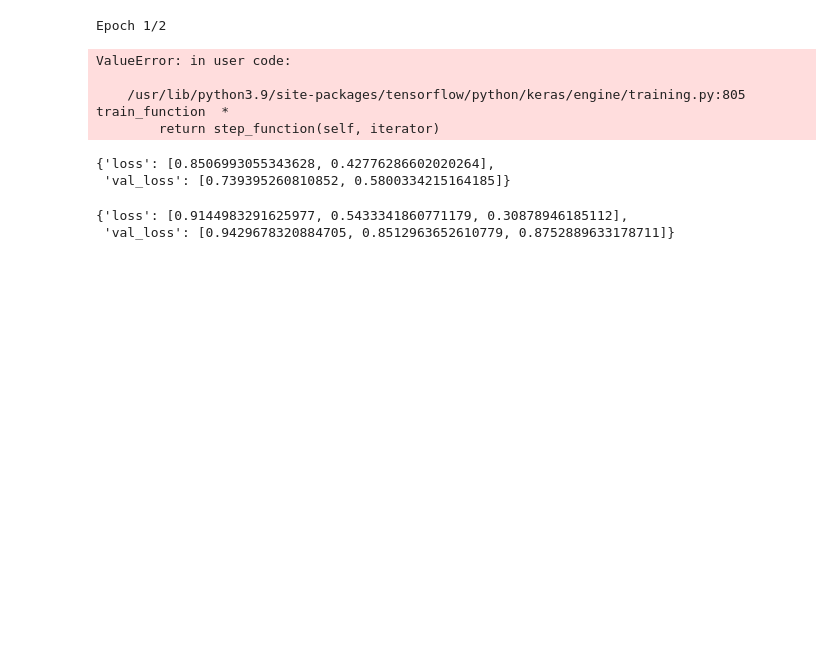
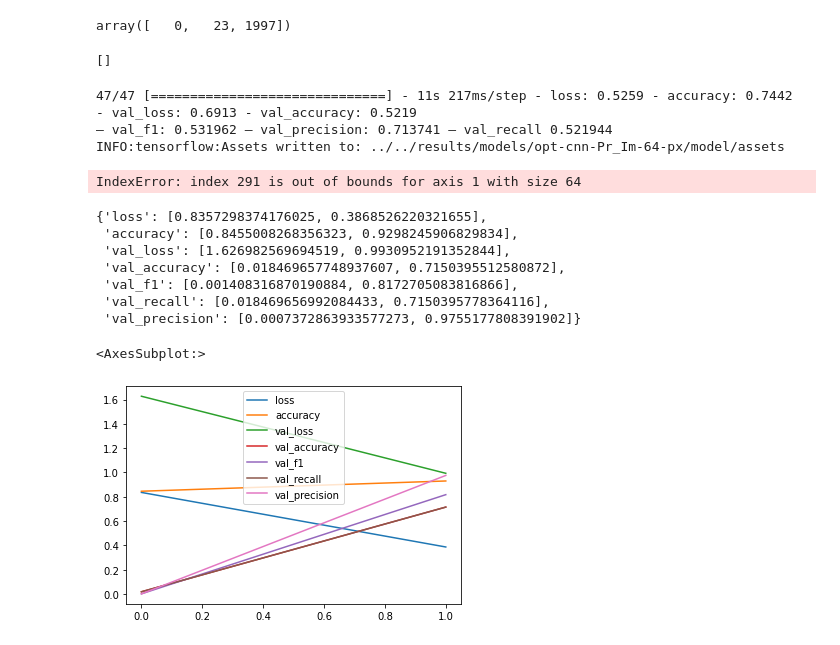
Before and after one commit to narslab/vis-inference, a Jupyter notebook: bin/jupyter/cnn-performance.ipynb, the cells around one changed output. Saved outputs shown, nothing was run; the diff lists cells and outputs as text; code cells hidden in the pictures; blank space fills up the shorter version.

```diff
--- a/bin/jupyter/cnn-performance.ipynb
+++ b/bin/jupyter/cnn-performance.ipynb
@@ -41,6 +46,7 @@ SCENARIO_PERFORMANCE_METRICS_DIR = '../../results/models/'
 # %%
 image_sets = createResolutionScenarioImageDict(RESOLUTION_LIST, SCENARIO_LIST)
 # %%
+# https://github.com/keisen/tf-keras-vis/blob/master/examples/attentions.ipynb
 
 # Metrics2 modified from https://stackoverflow.com/a/61856587/3023033
 class Metrics2(Callback):
@@ -73,5 +79,8 @@ class Metrics2(Callback):
         self.val_f1s.append(_val_f1)
         self.val_recalls.append(_val_recall)
         self.val_precisions.append(_val_precision)
+        logs["val_f1"] = _val_f1
+        logs["val_recall"] = _val_recall
+        logs["val_precision"] = _val_precision
         print('— val_f1: %f — val_precision: %f — val_recall %f' %(_val_f1, _val_precision, _val_recall))
         return
@@ -78 +95,10 @@ class Metrics2(Callback):
+# %%
+trlab.sum(axis=0)
+# %% [output]
+array([   0,   23, 1997])
+# %%
+[i for i, j in enumerate(valab) if np.argmax(j) == 0]
+#image_sets[64]["Pr_Po_Im"][0]
+# %% [output]
+[]
 # %%
@@ -138,25 +210,29 @@ def trainModelWithDetailedMetrics(image_size, scenario, num_epochs = 10, trial_s
     plt.show()
     return(hist) #performance_dict)
 # %%
-h = trainModelWithDetailedMetrics(64, "Pr_Po_Im", num_epochs = 2)
+h = trainModelWithDetailedMetrics(64, "Pr_Im", num_epochs = 1)
 # %% [output]
-Epoch 1/2
+47/47 [==============================] - 11s 217ms/step - loss: 0.5259 - accuracy: 0.7442 - val_loss: 0.6913 - val_accuracy: 0.5219
+— val_f1: 0.531962 — val_precision: 0.713741 — val_recall 0.521944
+INFO:tensorflow:Assets written to: ../../results/models/opt-cnn-Pr_Im-64-px/model/assets
-ValueError: in user code:
-
-    /usr/lib/python3.9/site-packages/tensorflow/python/keras/engine/training.py:805 train_function  *
-        return step_function(self, iterator)
+IndexError: index 291 is out of bounds for axis 1 with size 64
 # %%
-h[0].history
+h.history
 # %% [output]
-{'loss': [0.8506993055343628, 0.42776286602020264],
- 'val_loss': [0.739395260810852, 0.5800334215164185]}
+{'loss': [0.8357298374176025, 0.3868526220321655],
+ 'accuracy': [0.8455008268356323, 0.9298245906829834],
+ 'val_loss': [1.626982569694519, 0.9930952191352844],
+ 'val_accuracy': [0.018469657748937607, 0.7150395512580872],
+ 'val_f1': [0.001408316870190884, 0.8172705083816866],
+ 'val_recall': [0.018469656992084433, 0.7150395778364116],
+ 'val_precision': [0.0007372863933577273, 0.9755177808391902]}
 # %%
 #h.history
-h.history
-#pd.DataFrame.from_dict(h.history).plot()
+#h.history
+pd.DataFrame.from_dict(h.history).plot()
 # %% [output]
-{'loss': [0.9144983291625977, 0.5433341860771179, 0.30878946185112],
- 'val_loss': [0.9429678320884705, 0.8512963652610779, 0.8752889633178711]}
+<AxesSubplot:>
+[figure, added]
 # %%
 # y_pred = final.predict(X_test)
 # y_indx = np.argmax(y_test_new, axis = 1)
```
Also changed, not shown: parts of 3 cells of this notebook.
